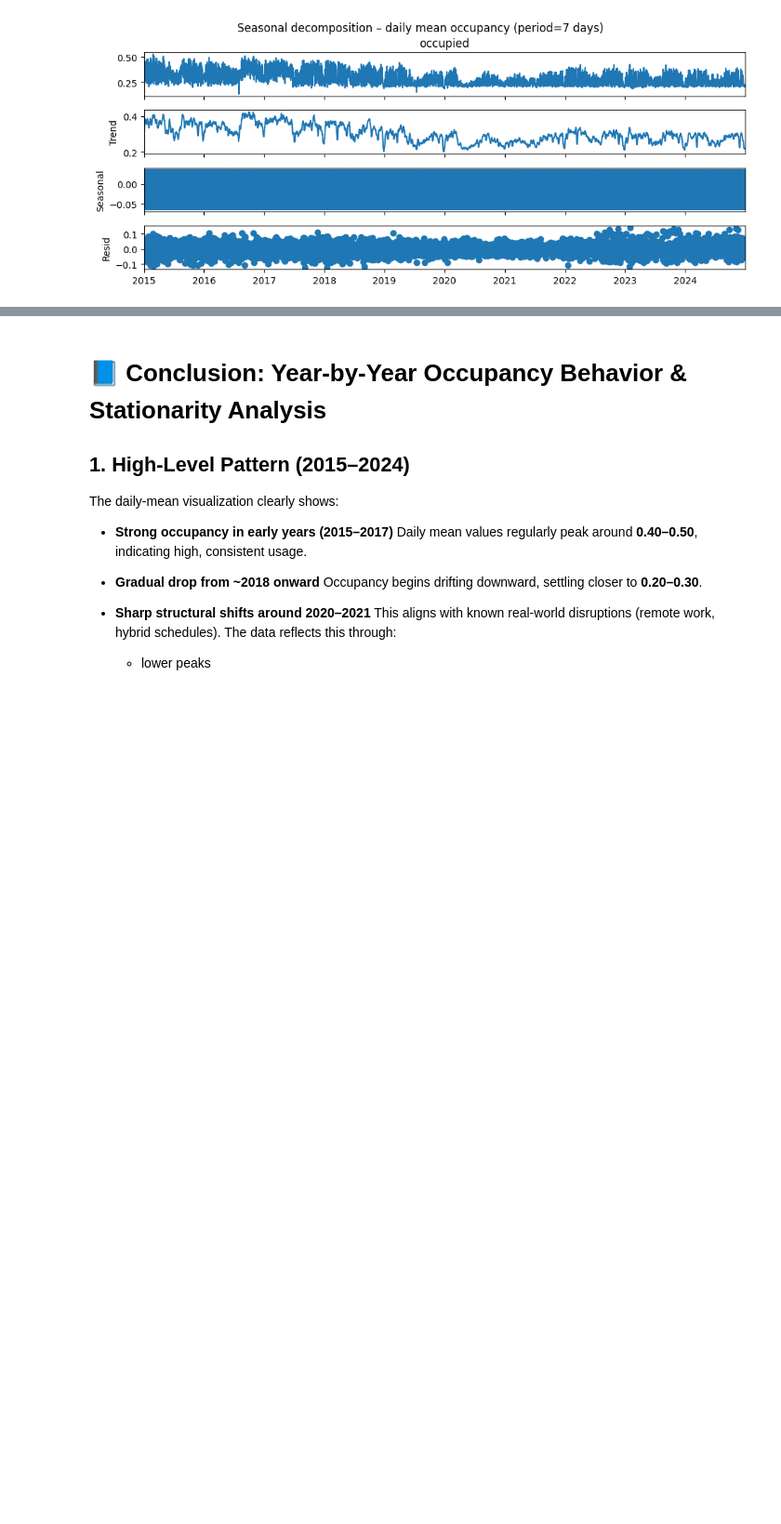
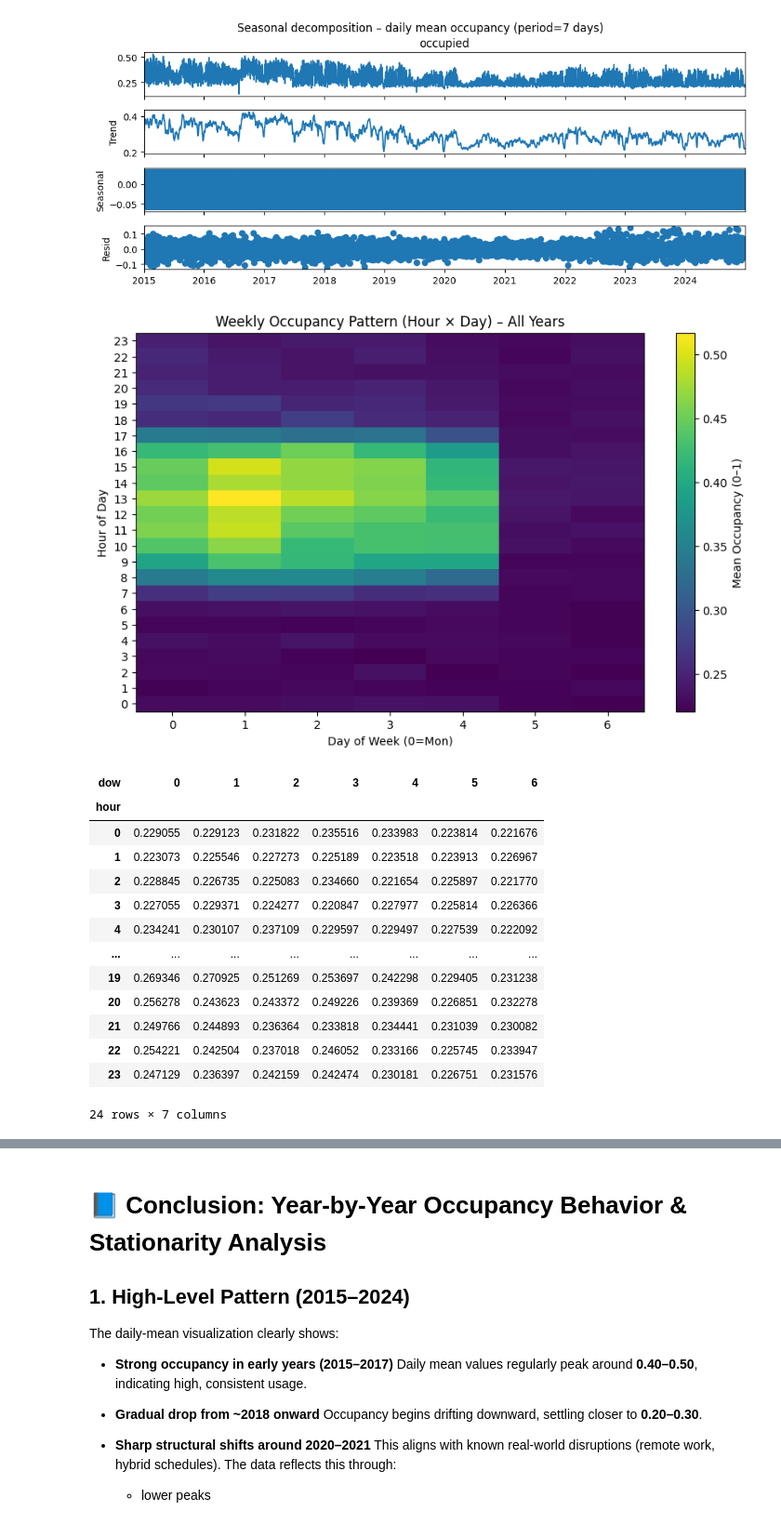
Before and after one commit to bbartling/predictive-occ-modeling, a Jupyter notebook: notebooks/occupancy_random_offices_analysis.ipynb, the cells around one changed output, grey strips where cells are left out. Shown at 93% size. Cells and saved outputs as stored; diff of their text form; code cells hidden in the pictures; blank space fills up the shorter version.

```diff
--- a/notebooks/occupancy_random_offices_analysis.ipynb
+++ b/notebooks/occupancy_random_offices_analysis.ipynb
@@ -298,3 +298,53 @@ fig.suptitle("Seasonal decomposition – daily mean occupancy (period=7 days)",
 plt.show()
 # %% [output]
 [figure]
+# %%
+# 📊 Day-of-Week × Hour-of-Day Heatmap (All Years Combined)
+
+# Build features
+df_feat = df.copy()
+df_feat["dow"] = df_feat.index.dayofweek   # 0 = Monday, 6 = Sunday
+df_feat["hour"] = df_feat.index.hour
+
+# Pivot: rows = hour, columns = day-of-week, values = mean occupancy
+pivot = df_feat.pivot_table(
+    index="hour",
+    columns="dow",
+    values="occupied",
+    aggfunc="mean"
+)
+
+fig, ax = plt.subplots(figsize=(10, 6))
+im = ax.imshow(pivot.values, aspect="auto", origin="lower")
+
+ax.set_title("Weekly Occupancy Pattern (Hour × Day) – All Years")
+ax.set_xlabel("Day of Week (0=Mon)")
+ax.set_ylabel("Hour of Day")
+
+ax.set_xticks(range(len(pivot.columns)))
+ax.set_xticklabels(pivot.columns)
+ax.set_yticks(range(len(pivot.index)))
+ax.set_yticklabels(pivot.index)
+
+cbar = fig.colorbar(im, ax=ax)
+cbar.set_label("Mean Occupancy (0–1)")
+
+plt.show()
+
+pivot
+# %% [output]
+[figure, added]
+| dow | 0 | 1 | 2 | 3 | 4 | 5 | 6 |
+| hour |  |  |  |  |  |  |  |
+| 0 | 0.229055 | 0.229123 | 0.231822 | 0.235516 | 0.233983 | 0.223814 | 0.221676 |
+| 1 | 0.223073 | 0.225546 | 0.227273 | 0.225189 | 0.223518 | 0.223913 | 0.226967 |
+| 2 | 0.228845 | 0.226735 | 0.225083 | 0.234660 | 0.221654 | 0.225897 | 0.221770 |
+| 3 | 0.227055 | 0.229371 | 0.224277 | 0.220847 | 0.227977 | 0.225814 | 0.226366 |
+| 4 | 0.234241 | 0.230107 | 0.237109 | 0.229597 | 0.229497 | 0.227539 | 0.222092 |
+| ... | ... | ... | ... | ... | ... | ... | ... |
+| 19 | 0.269346 | 0.270925 | 0.251269 | 0.253697 | 0.242298 | 0.229405 | 0.231238 |
+| 20 | 0.256278 | 0.243623 | 0.243372 | 0.249226 | 0.239369 | 0.226851 | 0.232278 |
+| 21 | 0.249766 | 0.244893 | 0.236364 | 0.233818 | 0.234441 | 0.231039 | 0.230082 |
+| 22 | 0.254221 | 0.242504 | 0.237018 | 0.246052 | 0.233166 | 0.225745 | 0.233947 |
+| 23 | 0.247129 | 0.236397 | 0.242159 | 0.242474 | 0.230181 | 0.226751 | 0.231576 |
+24 rows × 7 columns
```
Also changed, not shown: parts of 1 cell of this notebook, 1 other file.
